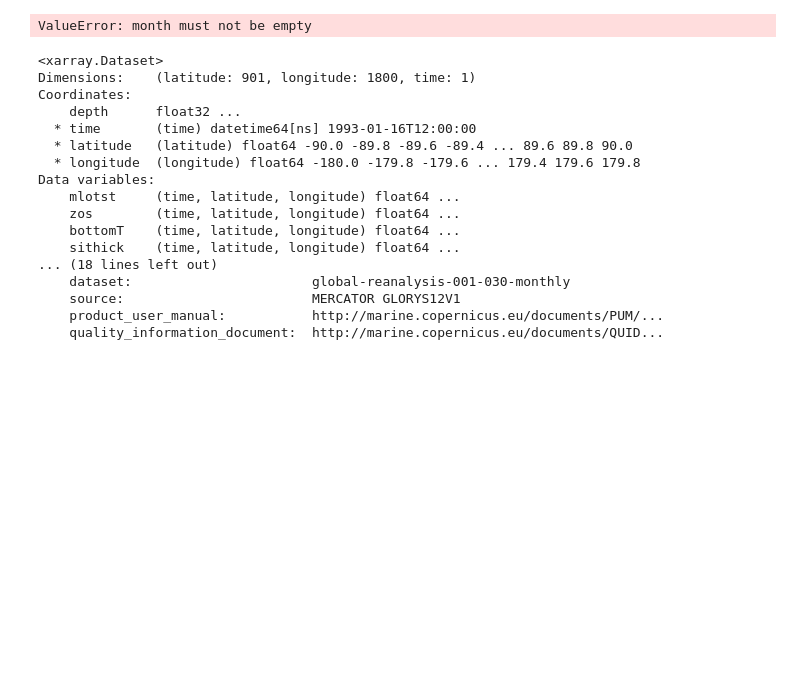
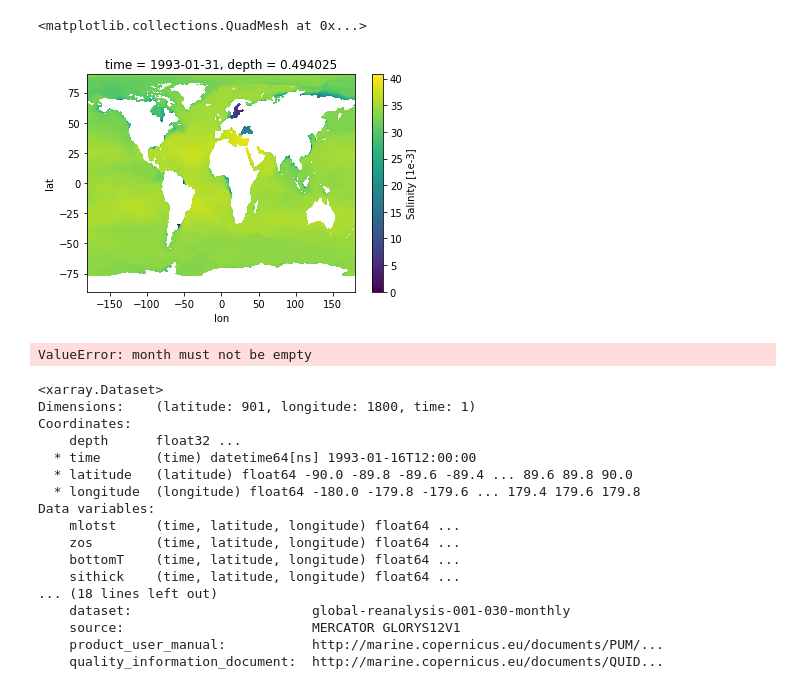
Before and after one commit to cgentemann/Biophysical, a Jupyter notebook: average environment in boxes advanced.ipynb, the cells around one changed output. Cells and saved outputs as stored; diff of their text form; code cells hidden in the pictures; blank space fills up the shorter version.

```diff
--- a/average environment in boxes advanced.ipynb
+++ b/average environment in boxes advanced.ipynb
@@ -179,3 +189,8 @@ for itype in range(0,6):
+# %%
+ds.so[0,:,:].plot()
+# %% [output]
+<matplotlib.collections.QuadMesh at 0x...>
+[figure, added]
 # %%
         filelist=[]
         dir_data = 'F:/data/model_data/CMEM/global-reanalysis-phy-001-030-monthly/'
```
Also changed, not shown: parts of 2 cells of this notebook.
